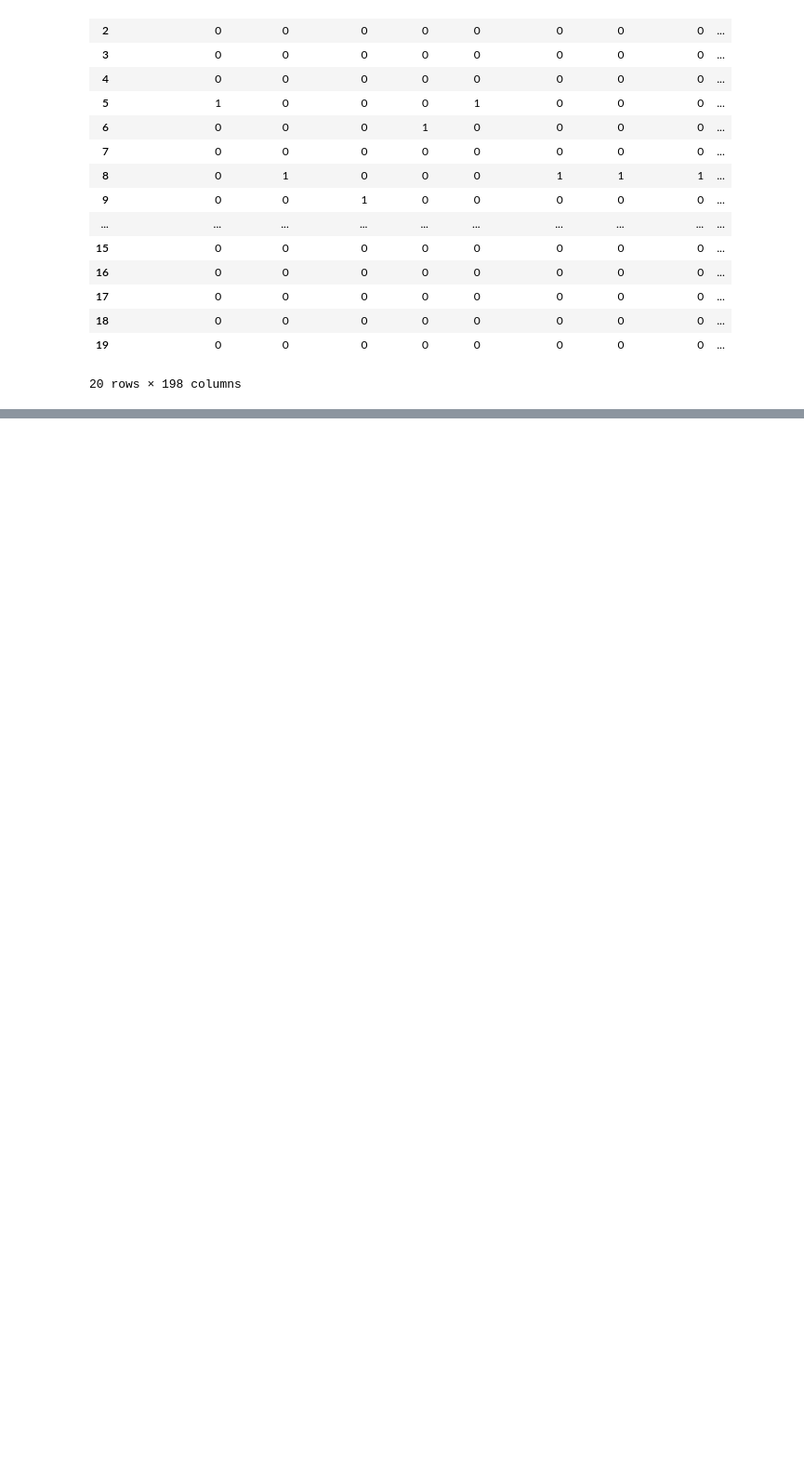
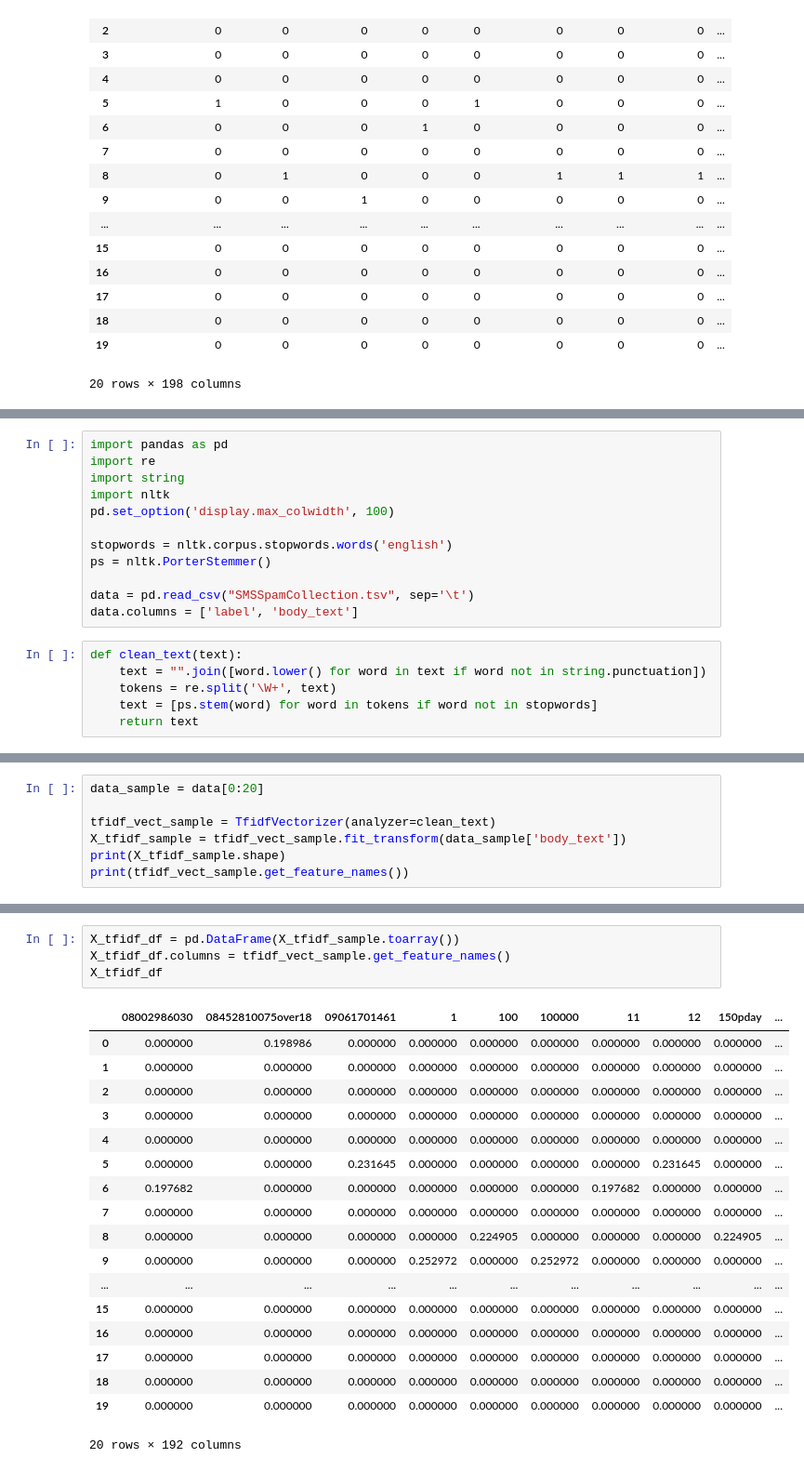
Before and after one commit to onlyabhilash/NLP, a Jupyter notebook: NLP_lk/03-Vectorizing.ipynb, the cells around one changed output, grey strips where cells are left out. Shown: that part at 93% size. Saved outputs shown, nothing was run; the diff lists cells and outputs as text; blank space fills up the shorter version.

```diff
--- a/NLP_lk/03-Vectorizing.ipynb
+++ b/NLP_lk/03-Vectorizing.ipynb
@@ -190,0 +196,18 @@ X_counts_df
+# %%
+import pandas as pd
+import re
+import string
+import nltk
+pd.set_option('display.max_colwidth', 100)
+
+stopwords = nltk.corpus.stopwords.words('english')
+ps = nltk.PorterStemmer()
+
+data = pd.read_csv("SMSSpamCollection.tsv", sep='\t')
+data.columns = ['label', 'body_text']
+# %%
+def clean_text(text):
+    text = "".join([word.lower() for word in text if word not in string.punctuation])
+    tokens = re.split('\W+', text)
+    text = [ps.stem(word) for word in tokens if word not in stopwords]
+    return text
@@ -190,0 +226,7 @@ X_counts_df
+# %%
+data_sample = data[0:20]
+
+tfidf_vect_sample = TfidfVectorizer(analyzer=clean_text)
+X_tfidf_sample = tfidf_vect_sample.fit_transform(data_sample['body_text'])
+print(X_tfidf_sample.shape)
+print(tfidf_vect_sample.get_feature_names())
@@ -190,0 +239,23 @@ X_counts_df
+# %%
+X_tfidf_df = pd.DataFrame(X_tfidf_sample.toarray())
+X_tfidf_df.columns = tfidf_vect_sample.get_feature_names()
+X_tfidf_df
+# %% [output]
+|  | 08002986030 | 08452810075over18 | 09061701461 | 1 | 100 | 100000 | 11 | 12 | 150pday | ... |
+| 0 | 0.000000 | 0.198986 | 0.000000 | 0.000000 | 0.000000 | 0.000000 | 0.000000 | 0.000000 | 0.000000 | ... |
+| 1 | 0.000000 | 0.000000 | 0.000000 | 0.000000 | 0.000000 | 0.000000 | 0.000000 | 0.000000 | 0.000000 | ... |
+| 2 | 0.000000 | 0.000000 | 0.000000 | 0.000000 | 0.000000 | 0.000000 | 0.000000 | 0.000000 | 0.000000 | ... |
+| 3 | 0.000000 | 0.000000 | 0.000000 | 0.000000 | 0.000000 | 0.000000 | 0.000000 | 0.000000 | 0.000000 | ... |
+| 4 | 0.000000 | 0.000000 | 0.000000 | 0.000000 | 0.000000 | 0.000000 | 0.000000 | 0.000000 | 0.000000 | ... |
+| 5 | 0.000000 | 0.000000 | 0.231645 | 0.000000 | 0.000000 | 0.000000 | 0.000000 | 0.231645 | 0.000000 | ... |
+| 6 | 0.197682 | 0.000000 | 0.000000 | 0.000000 | 0.000000 | 0.000000 | 0.197682 | 0.000000 | 0.000000 | ... |
+| 7 | 0.000000 | 0.000000 | 0.000000 | 0.000000 | 0.000000 | 0.000000 | 0.000000 | 0.000000 | 0.000000 | ... |
+| 8 | 0.000000 | 0.000000 | 0.000000 | 0.000000 | 0.224905 | 0.000000 | 0.000000 | 0.000000 | 0.224905 | ... |
+| 9 | 0.000000 | 0.000000 | 0.000000 | 0.252972 | 0.000000 | 0.252972 | 0.000000 | 0.000000 | 0.000000 | ... |
+| ... | ... | ... | ... | ... | ... | ... | ... | ... | ... | ... |
+| 15 | 0.000000 | 0.000000 | 0.000000 | 0.000000 | 0.000000 | 0.000000 | 0.000000 | 0.000000 | 0.000000 | ... |
+| 16 | 0.000000 | 0.000000 | 0.000000 | 0.000000 | 0.000000 | 0.000000 | 0.000000 | 0.000000 | 0.000000 | ... |
+| 17 | 0.000000 | 0.000000 | 0.000000 | 0.000000 | 0.000000 | 0.000000 | 0.000000 | 0.000000 | 0.000000 | ... |
+| 18 | 0.000000 | 0.000000 | 0.000000 | 0.000000 | 0.000000 | 0.000000 | 0.000000 | 0.000000 | 0.000000 | ... |
+| 19 | 0.000000 | 0.000000 | 0.000000 | 0.000000 | 0.000000 | 0.000000 | 0.000000 | 0.000000 | 0.000000 | ... |
+20 rows × 192 columns
```
Also changed, not shown: parts of 6 cells of this notebook.
